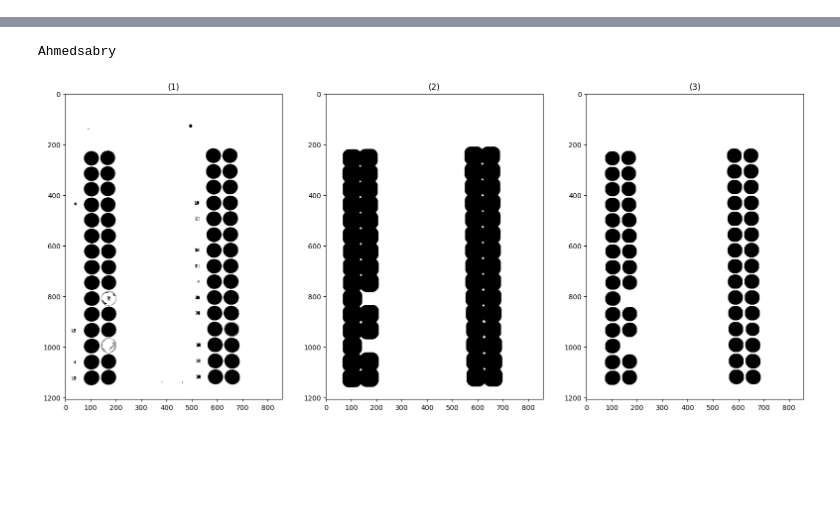
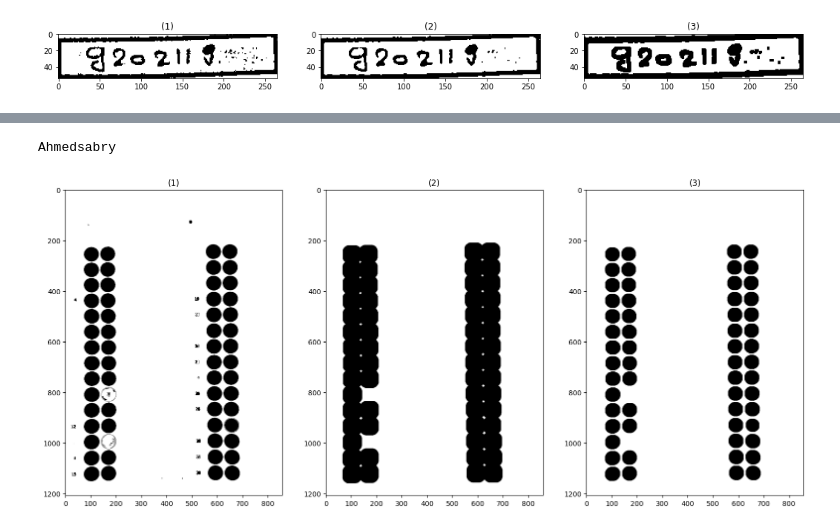
Before and after one commit to ZiadSheriif/Sa7a7LY, a Jupyter notebook: BubbleSheet/final.ipynb, the cells around one changed output, grey strips where cells are left out. Saved outputs shown, nothing was run; the diff lists cells and outputs as text; code cells hidden in the pictures; blank space fills up the shorter version.

```diff
--- a/BubbleSheet/final.ipynb
+++ b/BubbleSheet/final.ipynb
@@ -211 +212,8 @@ show_images(boxes_croped_images)
 [figure]
+# %%
+blurredImg = cv.medianBlur(boxes_croped_images[1],3)
+kernel = np.ones((3,3))
+dilatedImg = erode(blurredImg, kernel)
+show_images([boxes_croped_images[1],blurredImg,dilatedImg])
+# %% [output]
+[figure, added]
```
Also changed, not shown: parts of 13 cells of this notebook, 9 other files.
